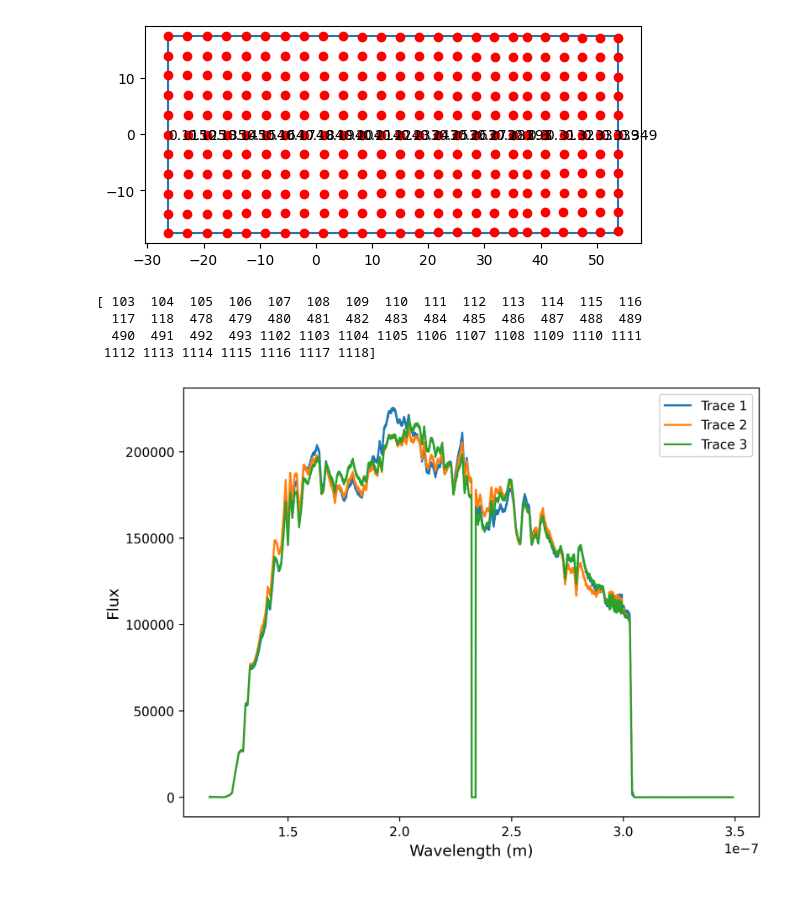
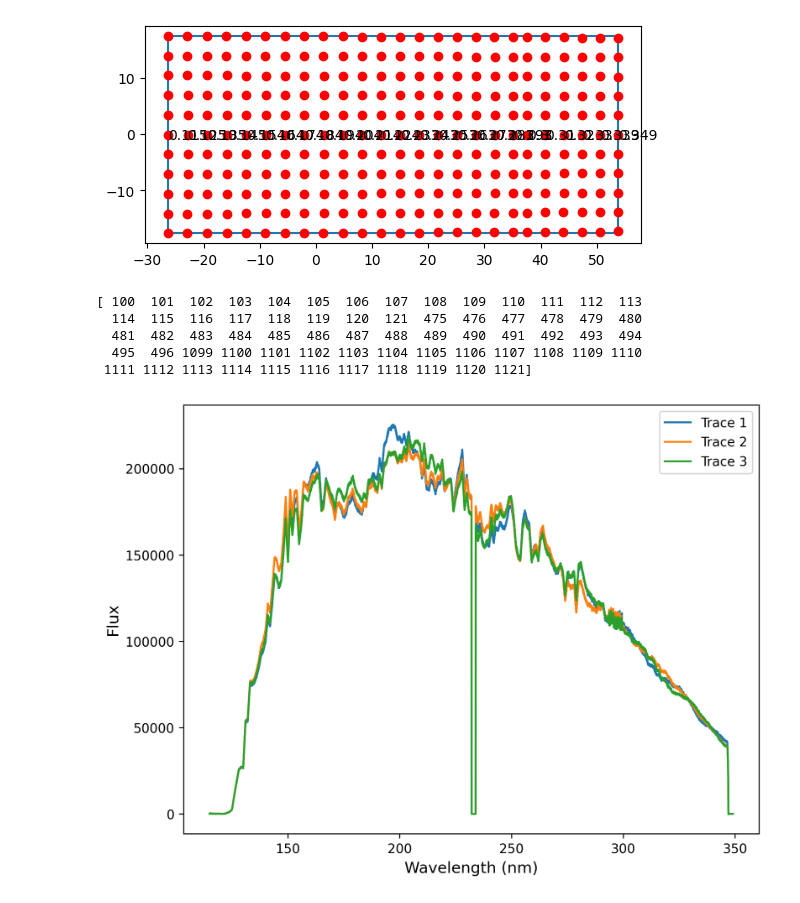
Before and after one commit to evangelashread/irdb, a Jupyter notebook: UVEX/test_notebooks/test-lss-mode.ipynb, the cells around one changed output. Drawn from its saved outputs; the diff is of its cells as text; code cells hidden in the pictures.

```diff
--- a/UVEX/test_notebooks/test-lss-mode.ipynb
+++ b/UVEX/test_notebooks/test-lss-mode.ipynb
@@ -121,35 +135,37 @@ tracelist.plot()
 [figure]
 [figure]
 # %%
-# Filter signal from noise
-signal_y, signal_x = np.where(rectified[1].data > 18)
+# Filter signal from noise manually
+signal_y, signal_x = np.where(rectified[1].data > 20)
 
 # Find the y indices of the traces
 trace_indices = np.unique(signal_y)
 print(trace_indices)
 
 w = WCS(rectified[1].header)
 n_lam = rectified[1].data.shape[1]
 pix_x = np.arange(1, n_lam+1)
 lam = w.all_pix2world(pix_x, np.ones_like(pix_x), 0)[0]
+lam = np.array(lam)*10**9 # nm
 
 # Select by eye for now
-trace1 = rectified[1].data[100:120, :].sum(axis=0)
-trace2 = rectified[1].data[475:495, :].sum(axis=0)
-trace3 = rectified[1].data[1100:1120, :].sum(axis=0)
+trace1 = rectified[1].data[100:122, :].sum(axis=0)
+trace2 = rectified[1].data[475:497, :].sum(axis=0)
+trace3 = rectified[1].data[1099:1122, :].sum(axis=0)
 
-# Plot the 3 traces (just as a function of pixel, not wavelength)
+# Plot the 3 traces
 fig, ax = plt.subplots(figsize=(8, 6), dpi=300)
 ax.plot(lam, np.array(trace1), label="Trace 1")
 ax.plot(lam, np.array(trace2), label="Trace 2")
 ax.plot(lam, np.array(trace3), label="Trace 3")
-ax.set_xlabel("Wavelength (m)", fontsize=12)
+ax.set_xlabel("Wavelength (nm)", fontsize=12)
 ax.set_ylabel("Flux", fontsize=12)
 plt.legend(loc="upper right", fontsize=10)
 plt.show()
 # %% [output]
-[ 103  104  105  106  107  108  109  110  111  112  113  114  115  116
-  117  118  478  479  480  481  482  483  484  485  486  487  488  489
-  490  491  492  493 1102 1103 1104 1105 1106 1107 1108 1109 1110 1111
- 1112 1113 1114 1115 1116 1117 1118]
+[ 100  101  102  103  104  105  106  107  108  109  110  111  112  113
+  114  115  116  117  118  119  120  121  475  476  477  478  479  480
+  481  482  483  484  485  486  487  488  489  490  491  492  493  494
+  495  496 1099 1100 1101 1102 1103 1104 1105 1106 1107 1108 1109 1110
+ 1111 1112 1113 1114 1115 1116 1117 1118 1119 1120 1121]
-[figure, old version]
+[figure, new version]
```
Also changed, not shown: parts of 6 cells of this notebook, 3 other files.
